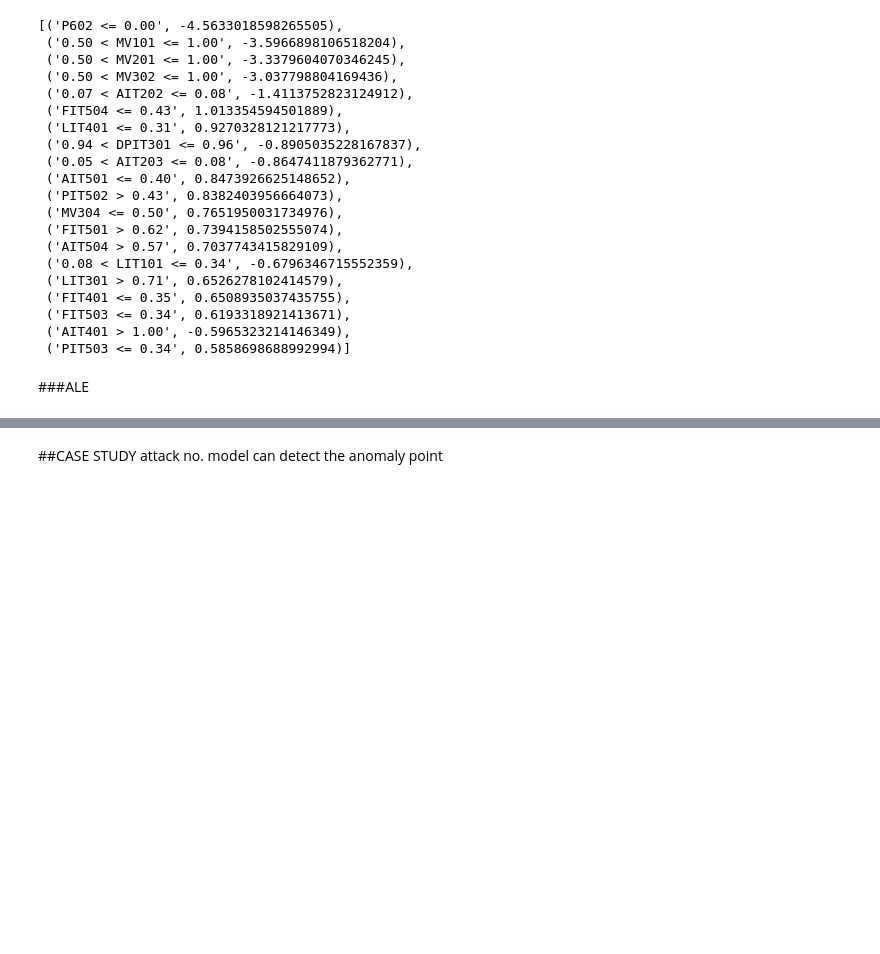
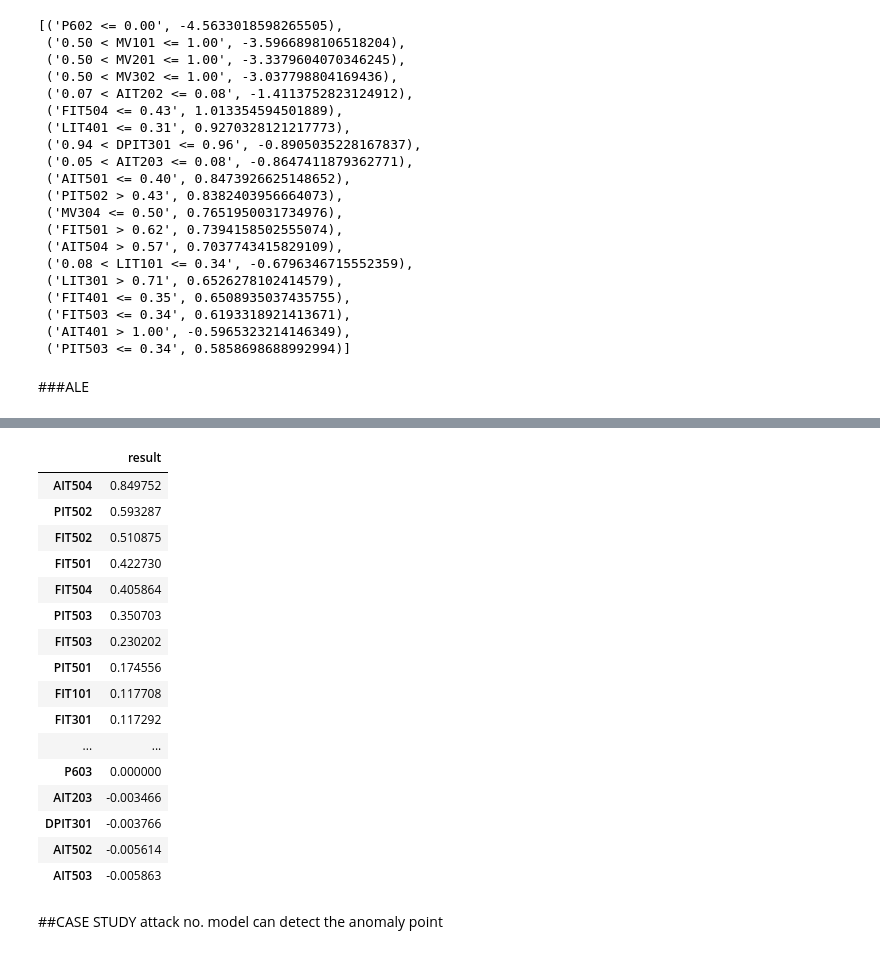
Before and after one commit to Geebigib/Explainable-Anomaly-detection-In-ICS, a Jupyter notebook: Probability_Base_Model.ipynb, the cells around one changed output, grey strips where cells are left out. Saved outputs shown, nothing was run; the diff lists cells and outputs as text; code cells hidden in the pictures; blank space fills up the shorter version.

```diff
--- a/Probability_Base_Model.ipynb
+++ b/Probability_Base_Model.ipynb
@@ -511,3 +533,23 @@ exp_ale.feature_names
+# %%
+ale_result.sort_values(by=['result'], ascending=False)
+# %% [output]
+|  | result |
+| AIT504 | 0.849752 |
+| PIT502 | 0.593287 |
+| FIT502 | 0.510875 |
+| FIT501 | 0.422730 |
+| FIT504 | 0.405864 |
+| PIT503 | 0.350703 |
+| FIT503 | 0.230202 |
+| PIT501 | 0.174556 |
+| FIT101 | 0.117708 |
+| FIT301 | 0.117292 |
+| ... | ... |
+| P603 | 0.000000 |
+| AIT203 | -0.003466 |
+| DPIT301 | -0.003766 |
+| AIT502 | -0.005614 |
+| AIT503 | -0.005863 |
 # %% [markdown]
 ##CASE STUDY attack no.
 model can detect the anomaly point
```
Also changed, not shown: parts of 8 cells of this notebook.
